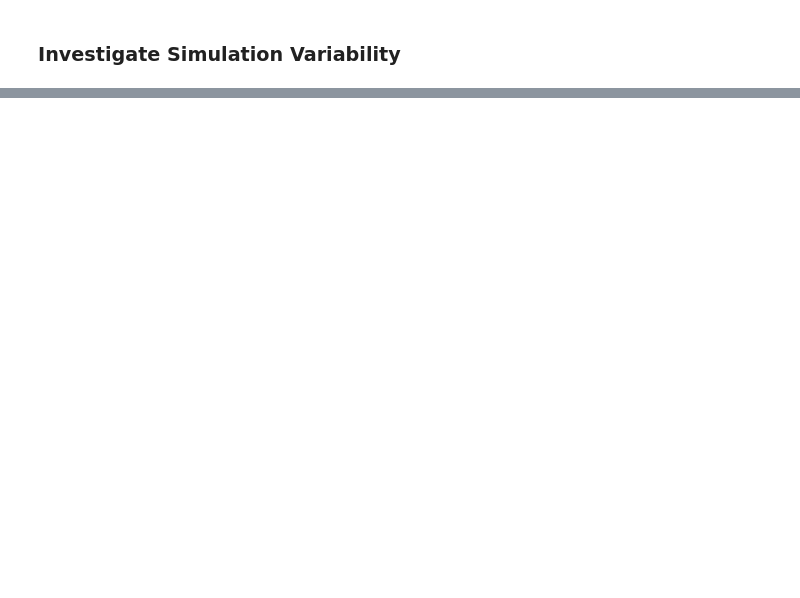
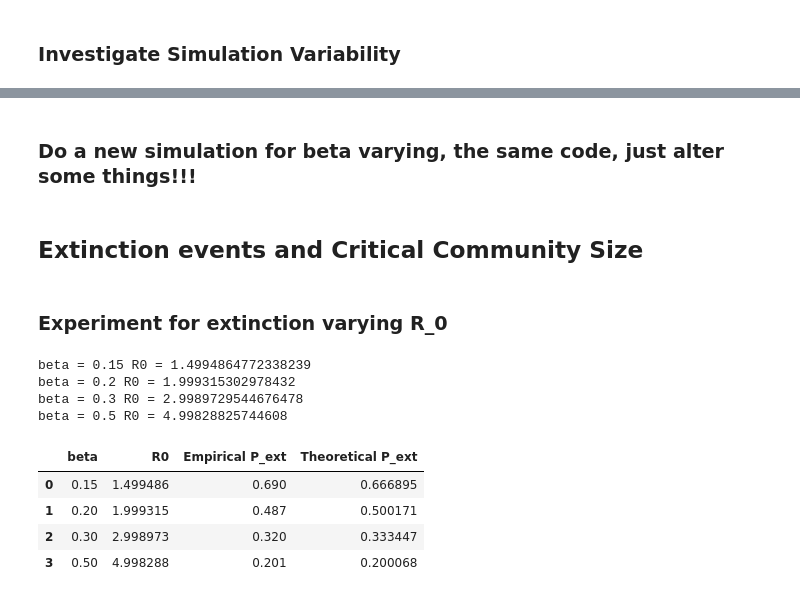
Before and after one commit to emilie-taffouraud/assignment2-stochastic-spatial-models, a Jupyter notebook: Jakobsen_16944763_Taffouraud_14886820_assignment2.ipynb, the cells around one changed output, grey strips where cells are left out. Saved outputs shown, nothing was run; the diff lists cells and outputs as text; code cells hidden in the pictures; blank space fills up the shorter version.

```diff
--- a/Jakobsen_16944763_Taffouraud_14886820_assignment2.ipynb
+++ b/Jakobsen_16944763_Taffouraud_14886820_assignment2.ipynb
@@ -519,0 +523,6 @@ plt.show()
+# %% [markdown]
+### Do a new simulation for beta varying, the same code, just alter some things!!!
+# %% [markdown]
+## Extinction events and Critical Community Size
+# %% [markdown]
+### Experiment for extinction varying R_0
@@ -519,0 +618,15 @@ plt.show()
+# %%
+# Different teoretical R_0 values we will simulate over:
+
+beta_values = [0.15, 0.20, 0.30, 0.50]
+
+for beta in beta_values:
+
+    R0 = beta / (gamma + mu)
+
+    print("beta =", beta, "R0 =", R0)
+# %% [output]
+beta = 0.15 R0 = 1.4994864772338239
+beta = 0.2 R0 = 1.999315302978432
+beta = 0.3 R0 = 2.9989729544676478
+beta = 0.5 R0 = 4.99828825744608
@@ -519,0 +654,41 @@ plt.show()
+# %%
+# calculate the empirical extinction probability
+
+extinction_probabilities = []
+
+for beta in beta_values:
+
+    outcomes = results[beta]
+
+    extinction_probability = outcomes.count("extinction") / n_simulations
+
+    extinction_probabilities.append(extinction_probability)
+
+# Calculate the teoretical extinction probability (from Keeling and Rohani, ch. 6)
+
+theoretical_probabilities = []
+
+for beta in beta_values:
+
+    R0 = beta / (gamma + mu)
+
+    theoretical_probability = 1 / R0
+
+    theoretical_probabilities.append(theoretical_probability)
+# %%
+# Make a results table and a plot
+
+results_df = pd.DataFrame({
+    "beta": beta_values,
+    "R0": [beta / (gamma + mu) for beta in beta_values],
+    "Empirical P_ext": extinction_probabilities,
+    "Theoretical P_ext": theoretical_probabilities
+})
+
+results_df
+# %% [output]
+|  | beta | R0 | Empirical P_ext | Theoretical P_ext |
+| 0 | 0.15 | 1.499486 | 0.690 | 0.666895 |
+| 1 | 0.20 | 1.999315 | 0.487 | 0.500171 |
+| 2 | 0.30 | 2.998973 | 0.320 | 0.333447 |
+| 3 | 0.50 | 4.998288 | 0.201 | 0.200068 |
```
Also changed, not shown: parts of 21 cells of this notebook.
